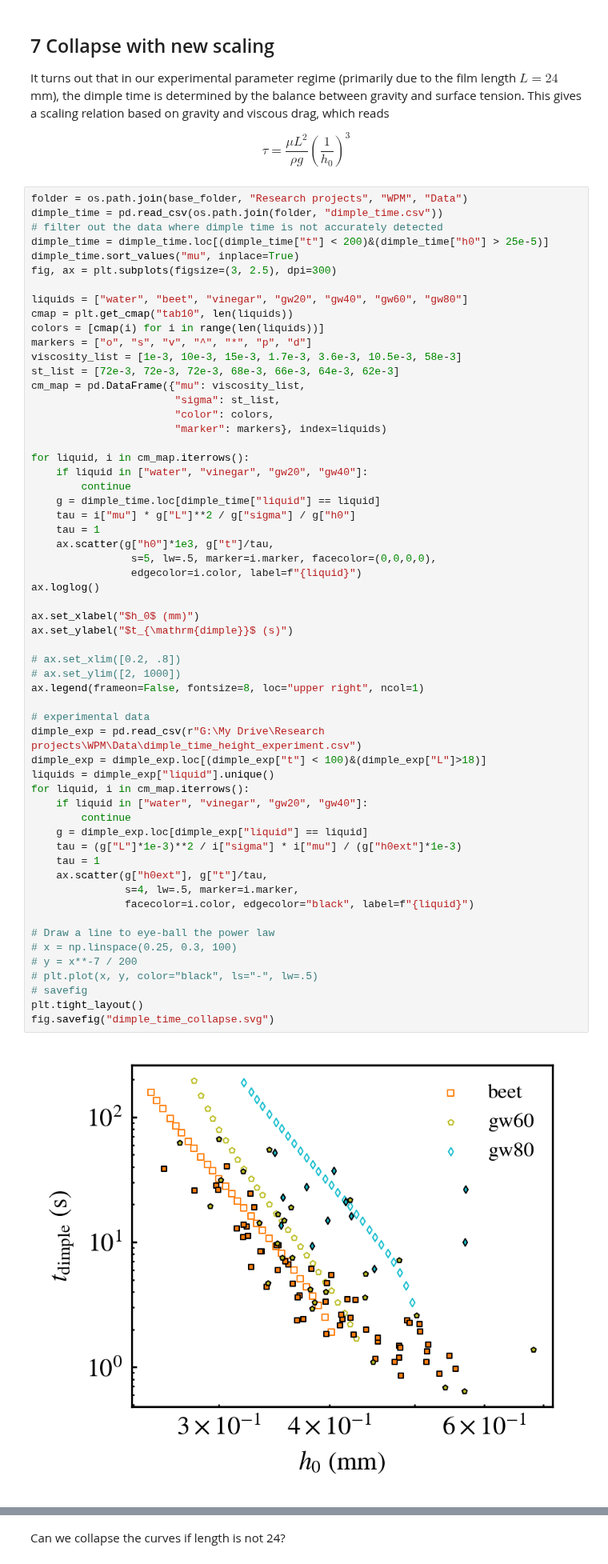
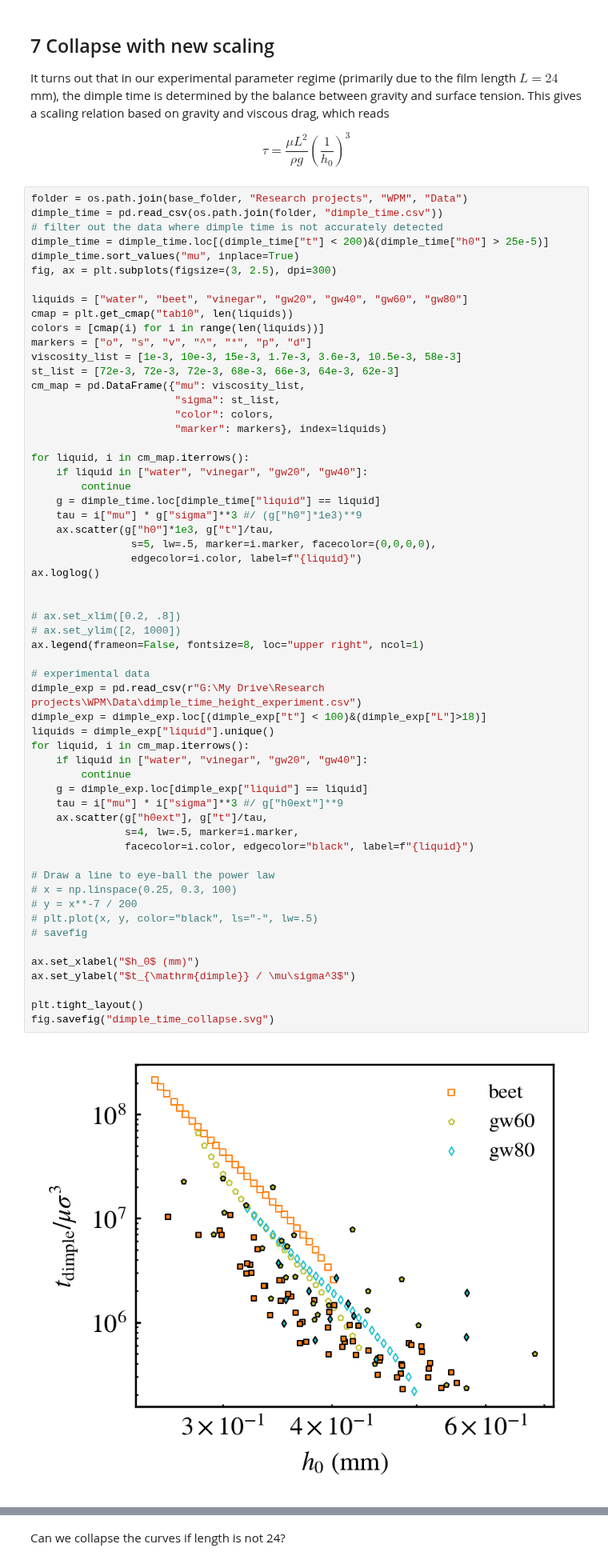
Before and after one commit to ZLoverty/WPM, a Jupyter notebook: Code/Response_to_reviewers.ipynb, the cells around one changed output, grey strips where cells are left out. Shown at 80% size. Cells and saved outputs as stored; diff of their text form.

```diff
--- a/Code/Response_to_reviewers.ipynb
+++ b/Code/Response_to_reviewers.ipynb
@@ -820,43 +820,43 @@ for liquid, i in cm_map.iterrows():
     if liquid in ["water", "vinegar", "gw20", "gw40"]:
         continue
     g = dimple_time.loc[dimple_time["liquid"] == liquid]
-    tau = i["mu"] * g["L"]**2 / g["sigma"] / g["h0"]
-    tau = 1
+    tau = i["mu"] * g["sigma"]**3 #/ (g["h0"]*1e3)**9
     ax.scatter(g["h0"]*1e3, g["t"]/tau,
                 s=5, lw=.5, marker=i.marker, facecolor=(0,0,0,0),
                 edgecolor=i.color, label=f"{liquid}")
 ax.loglog()
 
-ax.set_xlabel("$h_0$ (mm)")
-ax.set_ylabel("$t_{\mathrm{dimple}}$ (s)")
 
 # ax.set_xlim([0.2, .8])
 # ax.set_ylim([2, 1000])
 ax.legend(frameon=False, fontsize=8, loc="upper right", ncol=1)
 
 # experimental data
 dimple_exp = pd.read_csv(r"G:\My Drive\Research projects\WPM\Data\dimple_time_height_experiment.csv")
 dimple_exp = dimple_exp.loc[(dimple_exp["t"] < 100)&(dimple_exp["L"]>18)]
 liquids = dimple_exp["liquid"].unique()
 for liquid, i in cm_map.iterrows():
     if liquid in ["water", "vinegar", "gw20", "gw40"]:
         continue
     g = dimple_exp.loc[dimple_exp["liquid"] == liquid]
-    tau = (g["L"]*1e-3)**2 / i["sigma"] * i["mu"] / (g["h0ext"]*1e-3)
-    tau = 1
+    tau = i["mu"] * i["sigma"]**3 #/ g["h0ext"]**9
     ax.scatter(g["h0ext"], g["t"]/tau,
                s=4, lw=.5, marker=i.marker,
                facecolor=i.color, edgecolor="black", label=f"{liquid}")
 
 # Draw a line to eye-ball the power law
 # x = np.linspace(0.25, 0.3, 100)
 # y = x**-7 / 200
 # plt.plot(x, y, color="black", ls="-", lw=.5)
 # savefig
+
+ax.set_xlabel("$h_0$ (mm)")
+ax.set_ylabel("$t_{\mathrm{dimple}} / \mu\sigma^3$")
+
 plt.tight_layout()
 fig.savefig("dimple_time_collapse.svg")
 # %% [output]
-[figure, old version]
+[figure, new version]
 # %% [markdown]
 ## 8 Initial conditions
 
```
Also changed, not shown: parts of 3 cells of this notebook, 7 other files.
